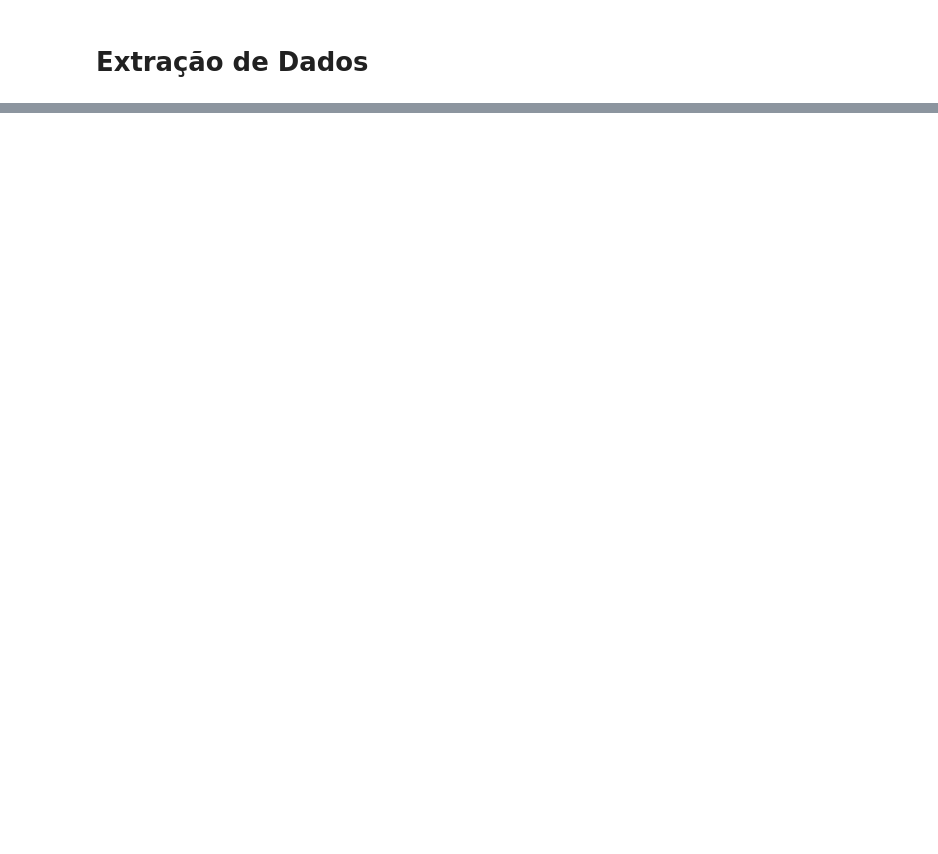
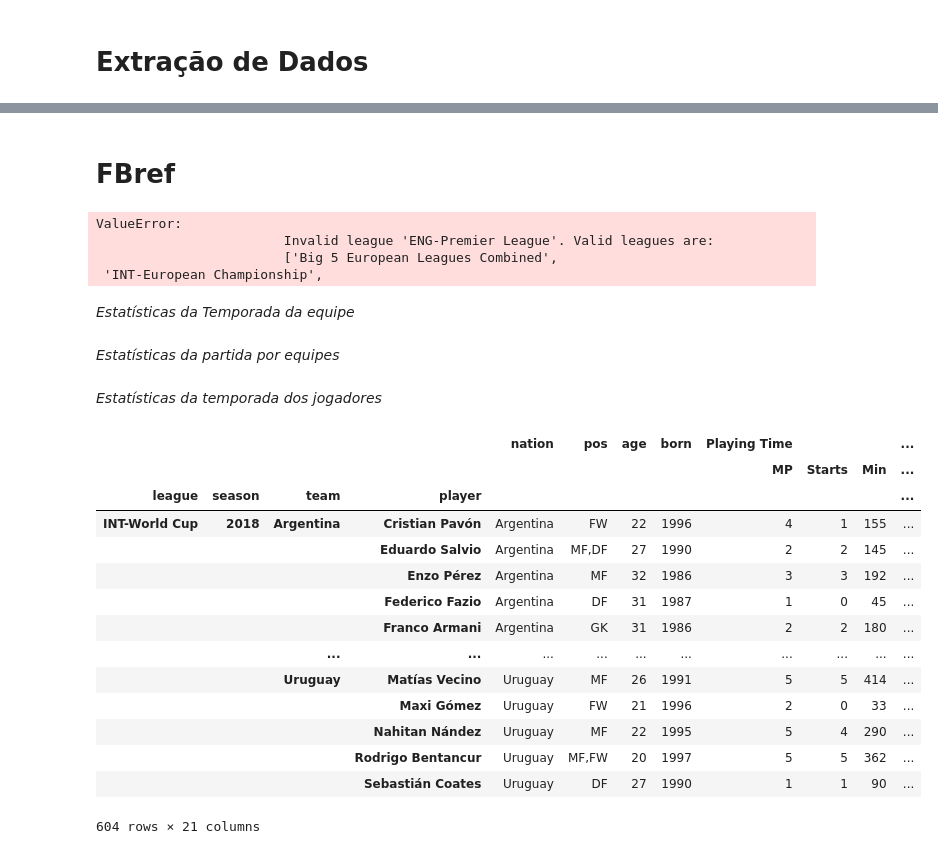
Before and after one commit to rphl15/Programacao_Basica, a Jupyter notebook: soccerdata_aprendizado.ipynb, the cells around one changed output, grey strips where cells are left out. Saved outputs shown, nothing was run; the diff lists cells and outputs as text; code cells hidden in the pictures; blank space fills up the shorter version.

```diff
--- a/soccerdata_aprendizado.ipynb
+++ b/soccerdata_aprendizado.ipynb
@@ -30,0 +191,12 @@ Making [chromedriver.exe 148.0.7778.178] executable ...
+# %% [markdown]
+# FBref
+# %%
+fbref = sd.FBref(leagues = "INT-World Cup", seasons = 2018)
+print(fbref.__doc__)
+# %% [output]
+ValueError:
+                        Invalid league 'ENG-Premier League'. Valid leagues are:
+                        ['Big 5 European Leagues Combined',
+ 'INT-European Championship',
+# %% [markdown]
+*Estatísticas da Temporada da equipe*
@@ -30,0 +206,2 @@ Making [chromedriver.exe 148.0.7778.178] executable ...
+# %% [markdown]
+*Estatísticas da partida por equipes*
@@ -30,0 +211,21 @@ Making [chromedriver.exe 148.0.7778.178] executable ...
+# %% [markdown]
+*Estatísticas da temporada dos jogadores*
+# %%
+player_season_stats = fbref.read_player_season_stats(stat_type = 'standard')
+player_season_stats
+# %% [output]
+|  |  |  |  | nation | pos | age | born | Playing Time |  |  | ... |
+|  |  |  |  |  |  |  |  | MP | Starts | Min | ... |
+| league | season | team | player |  |  |  |  |  |  |  | ... |
+| INT-World Cup | 2018 | Argentina | Cristian Pavón | Argentina | FW | 22 | 1996 | 4 | 1 | 155 | ... |
+|  |  |  | Eduardo Salvio | Argentina | MF,DF | 27 | 1990 | 2 | 2 | 145 | ... |
+|  |  |  | Enzo Pérez | Argentina | MF | 32 | 1986 | 3 | 3 | 192 | ... |
+|  |  |  | Federico Fazio | Argentina | DF | 31 | 1987 | 1 | 0 | 45 | ... |
+|  |  |  | Franco Armani | Argentina | GK | 31 | 1986 | 2 | 2 | 180 | ... |
+|  |  | ... | ... | ... | ... | ... | ... | ... | ... | ... | ... |
+|  |  | Uruguay | Matías Vecino | Uruguay | MF | 26 | 1991 | 5 | 5 | 414 | ... |
+|  |  |  | Maxi Gómez | Uruguay | FW | 21 | 1996 | 2 | 0 | 33 | ... |
+|  |  |  | Nahitan Nández | Uruguay | MF | 22 | 1995 | 5 | 4 | 290 | ... |
+|  |  |  | Rodrigo Bentancur | Uruguay | MF,FW | 20 | 1997 | 5 | 5 | 362 | ... |
+|  |  |  | Sebastián Coates | Uruguay | DF | 27 | 1990 | 1 | 1 | 90 | ... |
+604 rows × 21 columns
```
Also changed, not shown: parts of 28 cells of this notebook.
